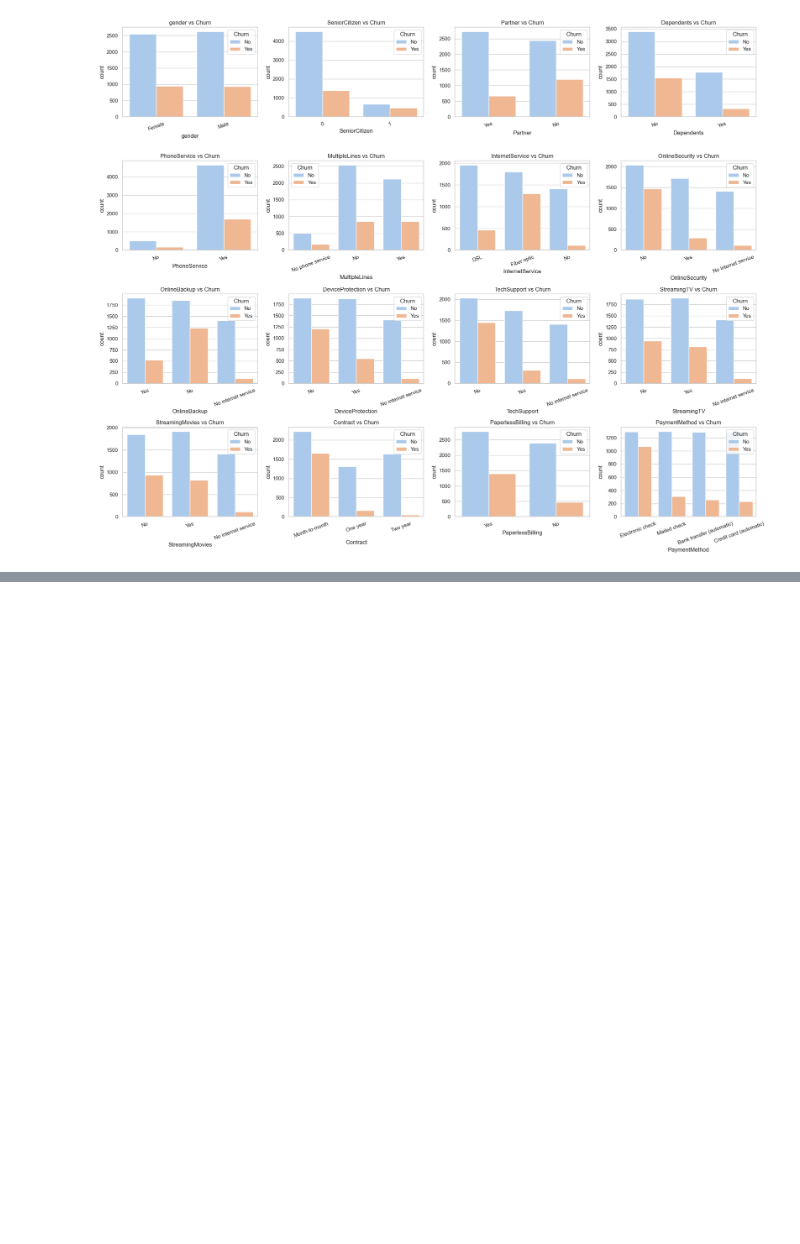
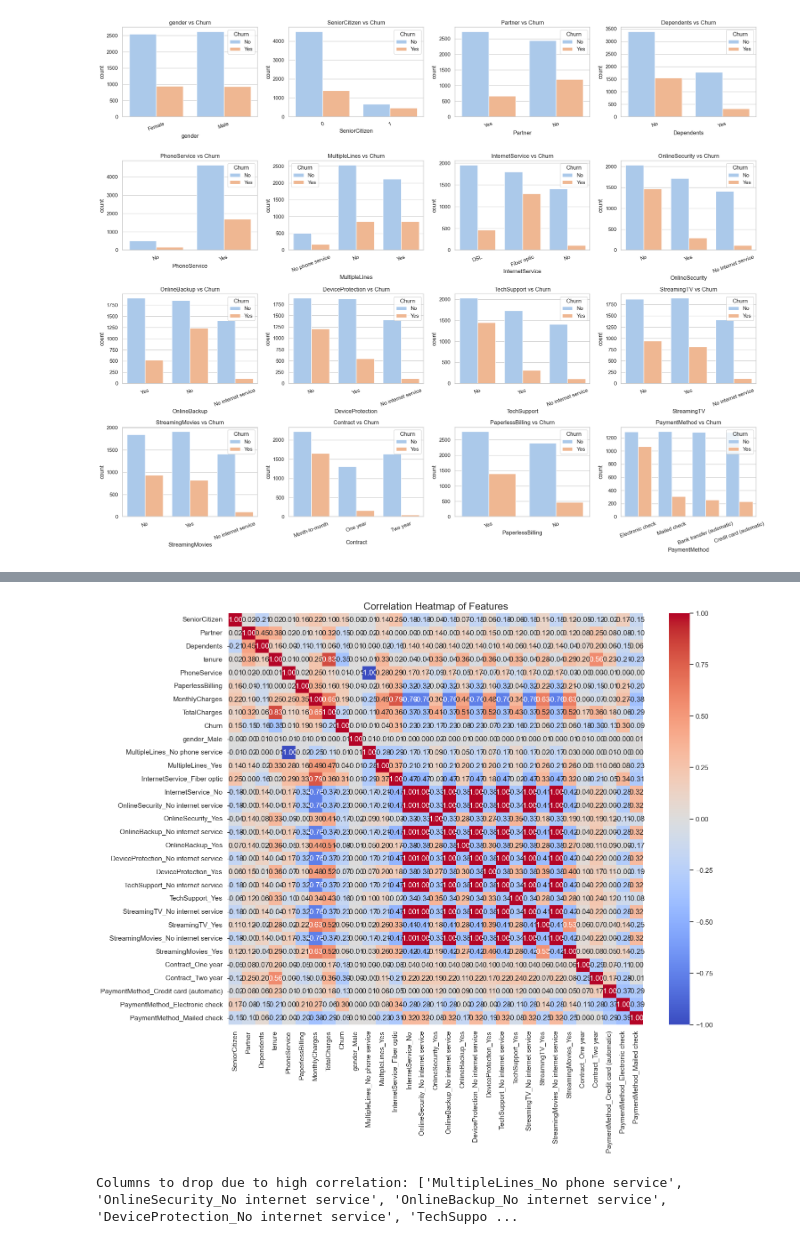
Before and after one commit to MinaMehdipoor/Telco-churn-prediction, a Jupyter notebook: main.ipynb, the cells around one changed output, grey strips where cells are left out. Cells and saved outputs as stored; diff of their text form; code cells hidden in the pictures; blank space fills up the shorter version.

```diff
--- a/main.ipynb
+++ b/main.ipynb
@@ -190,0 +221,2 @@ Mailed check               0.807980  0.192020
+# %%
+df = df.drop(columns=["customerID"])
@@ -190,0 +272,19 @@ Mailed check               0.807980  0.192020
+# %%
+from sklearn.cluster import KMeans
+
+cluster_features = [
+    "tenure",
+    "MonthlyCharges",
+    "TotalCharges",
+    "SeniorCitizen",
+    "Contract_One year",
+    "Contract_Two year",
+    "PaperlessBilling"
+]
+
+n_clusters = 3
+kmeans = KMeans(n_clusters=n_clusters, random_state=42)
+
+df["cluster"] = kmeans.fit_predict(df[cluster_features])
+print(df["cluster"].value_counts())
+df.head()
@@ -190,0 +306,13 @@ Mailed check               0.807980  0.192020
+# %%
+usage_cols = ["tenure", "StreamingTV_Yes", "StreamingMovies_Yes"]
+cost_cols = ["MonthlyCharges", "TotalCharges"]
+engagement_cols = ["OnlineSecurity_Yes", "OnlineBackup_Yes",
+                   "DeviceProtection_Yes", "TechSupport_Yes", "PhoneService"]
+
+df["BII"] = (
+    abs(df[usage_cols].mean(axis=1) - df[cost_cols].mean(axis=1)) +
+    abs(df[usage_cols].mean(axis=1) - df[engagement_cols].mean(axis=1)) +
+    abs(df[cost_cols].mean(axis=1) - df[engagement_cols].mean(axis=1))
+)
+
+df.head()
@@ -190,0 +327,23 @@ Mailed check               0.807980  0.192020
+# %%
+import seaborn as sns
+import matplotlib.pyplot as plt
+
+numeric_cols = df.select_dtypes(include=["float64", "int64", "bool"]).columns
+corr_matrix = df[numeric_cols].corr()
+
+plt.figure(figsize=(15,12))
+sns.heatmap(corr_matrix, annot=True, fmt=".2f", cmap="coolwarm", cbar=True)
+plt.title("Correlation Heatmap of Features", fontsize=16)
+plt.show()
+# %% [output]
+[figure, added]
+# %%
+corr_matrix = df.corr().abs()
+
+upper_tri = corr_matrix.where(np.triu(np.ones(corr_matrix.shape), k=1).astype(bool))
+to_drop = [column for column in upper_tri.columns if any(upper_tri[column] > 0.95)]
+
+print("Columns to drop due to high correlation:", to_drop)
+df.drop(columns=to_drop, inplace=True)
+# %% [output]
+Columns to drop due to high correlation: ['MultipleLines_No phone service', 'OnlineSecurity_No internet service', 'OnlineBackup_No internet service', 'DeviceProtection_No internet service', 'TechSuppo ...
```
Also changed, not shown: parts of 12 cells of this notebook.
